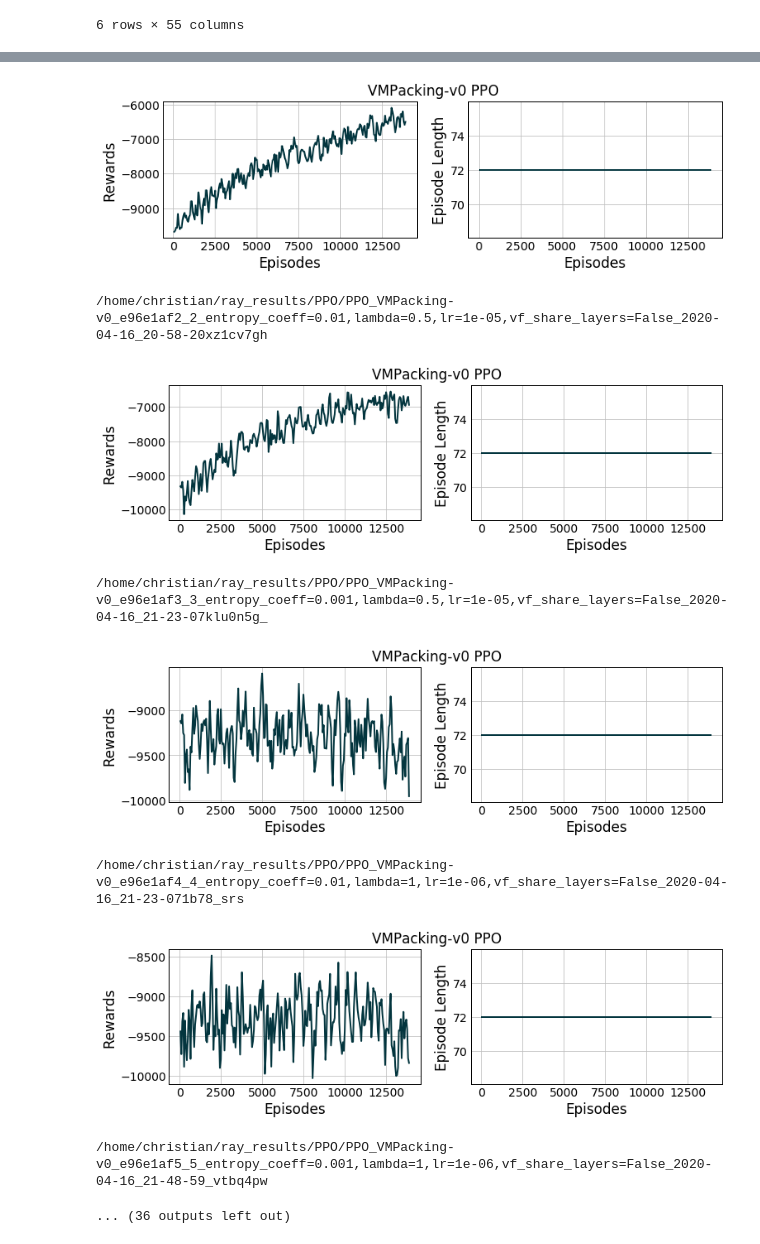
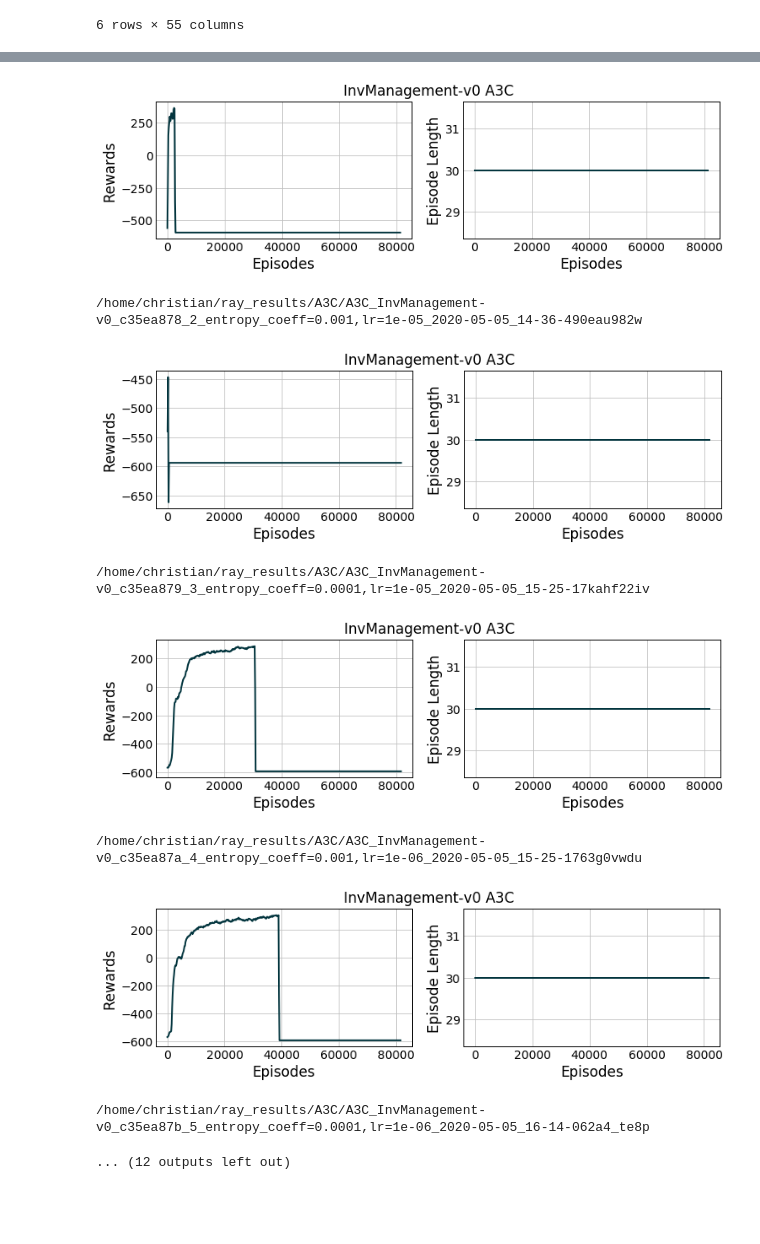
Before and after one commit to hubbs5/or-gym, a Jupyter notebook: notebooks/training_curves.ipynb, the cells around one changed output, grey strips where cells are left out. Drawn from its saved outputs; the diff is of its cells as text; code cells hidden in the pictures; blank space fills up the shorter version.

Commit message:
updating notebooks and plots

```diff
--- a/notebooks/training_curves.ipynb
+++ b/notebooks/training_curves.ipynb
@@ -194,7 +204,7 @@ data
 result_path = '../or_gym/benchmarks/results'
 results = os.listdir(result_path)
 envs = set([i.split('_')[0] for i in results])
-envs = ['VMPacking-v0']
+envs = ['InvManagement-v0']
 for env in envs:
     result_data = pd.DataFrame()
     for data_path in results:
@@ -227,9 +237,9 @@ for env in envs:
-[figure, old version]
+[figure, new version]
-/home/christian/ray_results/PPO/PPO_VMPacking-v0_e96e1af2_2_entropy_coeff=0.01,lambda=0.5,lr=1e-05,vf_share_layers=False_2020-04-16_20-58-20xz1cv7gh
+/home/christian/ray_results/A3C/A3C_InvManagement-v0_c35ea878_2_entropy_coeff=0.001,lr=1e-05_2020-05-05_14-36-490eau982w
-[figure, old version]
+[figure, new version]
-/home/christian/ray_results/PPO/PPO_VMPacking-v0_e96e1af3_3_entropy_coeff=0.001,lambda=0.5,lr=1e-05,vf_share_layers=False_2020-04-16_21-23-07klu0n5g_
+/home/christian/ray_results/A3C/A3C_InvManagement-v0_c35ea879_3_entropy_coeff=0.0001,lr=1e-05_2020-05-05_15-25-17kahf22iv
-[figure, old version]
+[figure, new version]
-/home/christian/ray_results/PPO/PPO_VMPacking-v0_e96e1af4_4_entropy_coeff=0.01,lambda=1,lr=1e-06,vf_share_layers=False_2020-04-16_21-23-071b78_srs
+/home/christian/ray_results/A3C/A3C_InvManagement-v0_c35ea87a_4_entropy_coeff=0.001,lr=1e-06_2020-05-05_15-25-1763g0vwdu
-[figure, old version]
+[figure, new version]
-/home/christian/ray_results/PPO/PPO_VMPacking-v0_e96e1af5_5_entropy_coeff=0.001,lambda=1,lr=1e-06,vf_share_layers=False_2020-04-16_21-48-59_vtbq4pw
+/home/christian/ray_results/A3C/A3C_InvManagement-v0_c35ea87b_5_entropy_coeff=0.0001,lr=1e-06_2020-05-05_16-14-062a4_te8p
-... (36 outputs left out)
+... (12 outputs left out)
```
Also changed, not shown: parts of 13 cells of this notebook, 16 other files.
